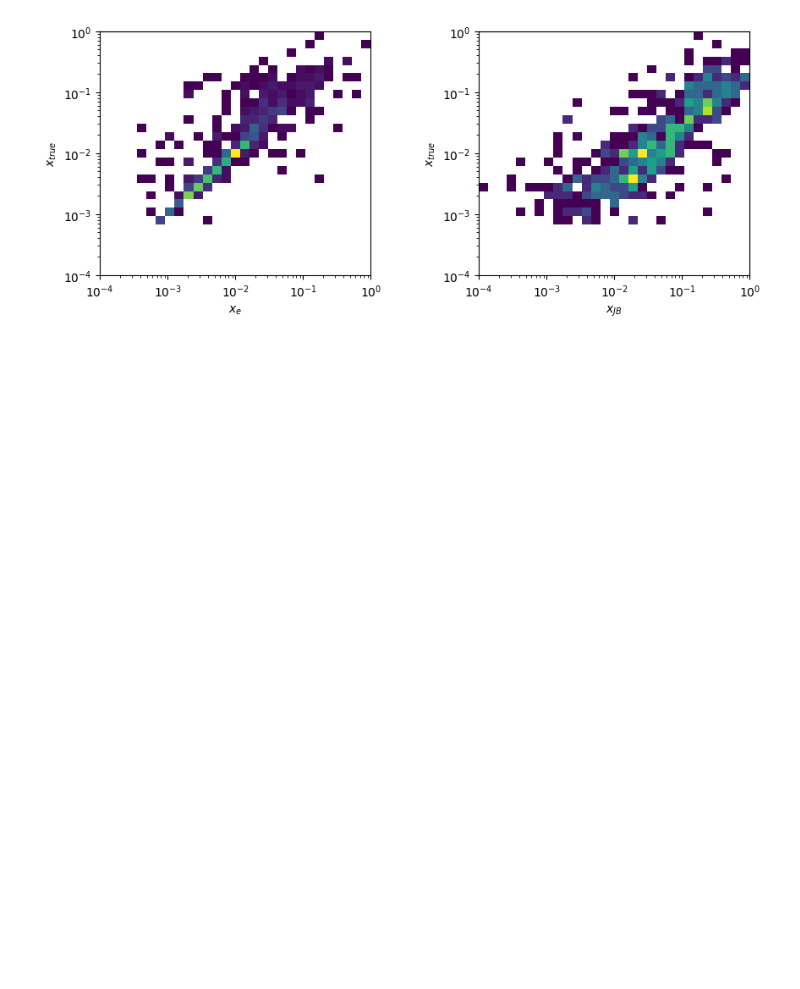
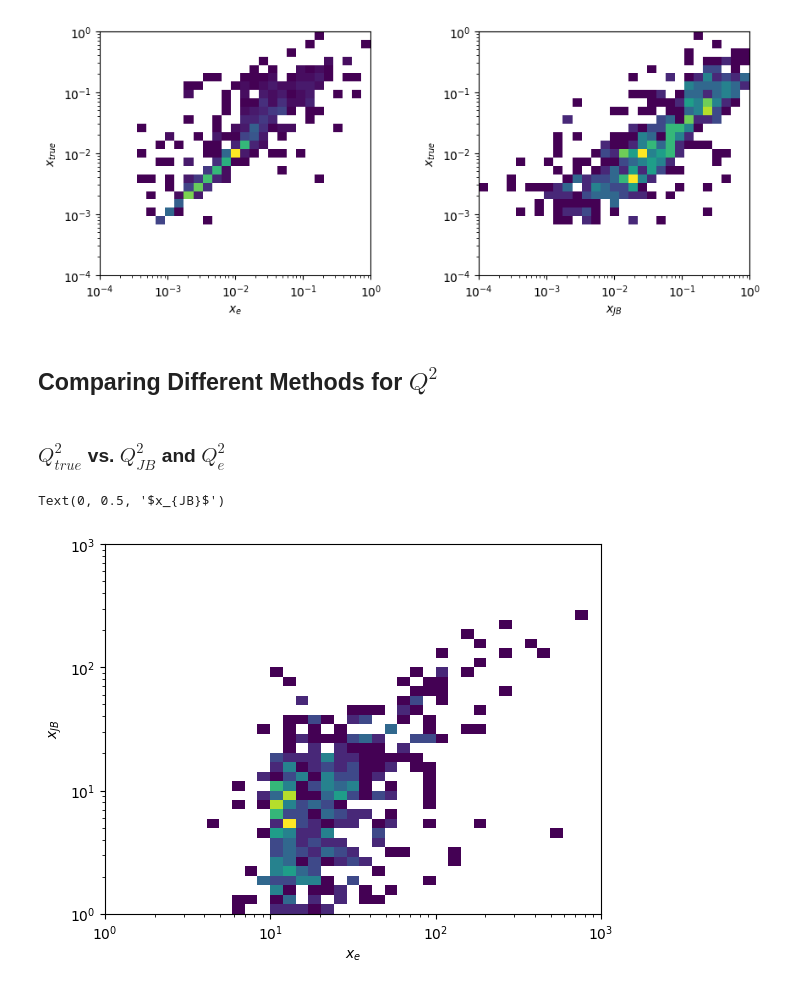
Before and after one commit to holt-rogers/EIC_JLAB_analysis, a Jupyter notebook: tasks/Graphing xe vs xJB.ipynb, the cells around one changed output. Saved outputs shown, nothing was run; the diff lists cells and outputs as text; code cells hidden in the pictures; blank space fills up the shorter version.

```diff
--- a/tasks/Graphing xe vs xJB.ipynb
+++ b/tasks/Graphing xe vs xJB.ipynb
@@ -8,6 +10,7 @@ import matplotlib.pyplot as plt
 
 s = 4 * 18 * 275
 xe, xjb, xdiff, epz = [], [], [], []
+Q2e, Q2jb = [],[]
 
 # indexes of x we used
 indexes = []
@@ -98,3 +101,6 @@ for i, event in  enumerate(reconstructed_charged_particles['ReconstructedCharged
         epz.append((eh - pzh))
         xjb.append(Q2 / (s * y))
         xe.append(xevent[Q2event.index(max(Q2event))])
+
+        Q2jb.append(Q2)
+        Q2e.append(max(Q2event))
@@ -184,3 +182,19 @@ hist2d[1].set_xscale("log")
 plt.subplots_adjust(left=0.1, bottom=0.3, right=1.3, top=0.9, wspace=0.4, hspace=0.4)
 # %% [output]
 [figure]
+# %% [markdown]
+## Comparing Different Methods for $Q^2$
+# %% [markdown]
+### $Q^2_{true}$ vs. $Q^2_{JB}$ and $Q^2_{e}$
+# %%
+
+Q2_bins = np.logspace(0, 3, 40) # specify exponents of 10
+
+plt.hist2d(Q2e, Q2jb, bins = [Q2_bins, Q2_bins],cmin = 1)
+plt.xscale('log')
+plt.yscale('log')
+plt.xlabel('$x_e$')
+plt.ylabel('$x_{JB}$')
+# %% [output]
+Text(0, 0.5, '$x_{JB}$')
+[figure, added]
```
Also changed, not shown: parts of 12 cells of this notebook.
